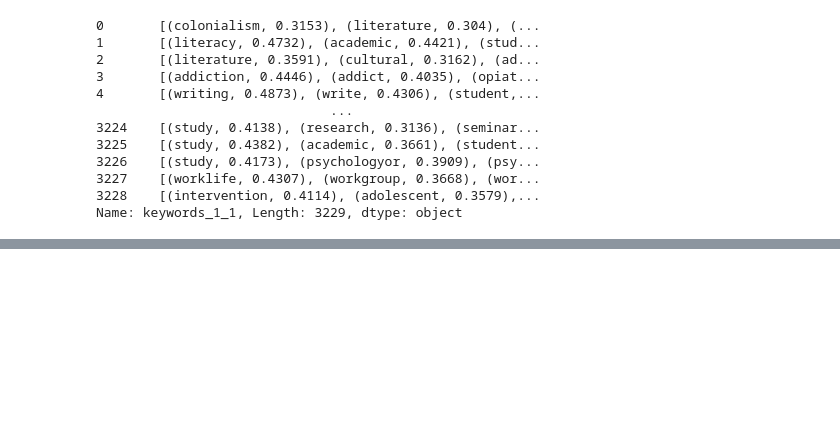
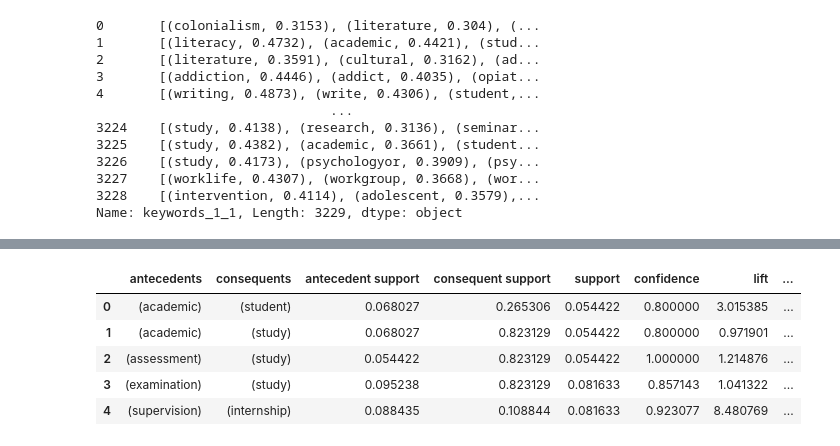
Before and after one commit to Af4rinz/dm-uva-courses, a Jupyter notebook: phase1.ipynb, the cells around one changed output, grey strips where cells are left out. Saved outputs shown, nothing was run; the diff lists cells and outputs as text; code cells hidden in the pictures; blank space fills up the shorter version.

```diff
--- a/phase1.ipynb
+++ b/phase1.ipynb
@@ -351,0 +445,16 @@ Name: keywords_1_1, Length: 3229, dtype: object
+# %%
+import pandas as pd
+from mlxtend.preprocessing import TransactionEncoder
+# get all unique values in Department column
+departments = df_keywords['Department'].unique()
+df = {}
+for dept in departments:
+    print(dept)
+    # filter the dataframe to only include rows with the current department
+    df_keywords_dept = df_keywords[df_keywords['Department'] == dept]
+    # get all cleaned_keywords in it
+    cleaned_keywords = df_keywords_dept['cleaned_keywords']
+    te = TransactionEncoder()
+    te_ary = te.fit(cleaned_keywords).transform(cleaned_keywords)
+    df[dept] = pd.DataFrame(te_ary, columns=te.columns_)
+    print(df[dept])
@@ -351,0 +479,8 @@ Name: keywords_1_1, Length: 3229, dtype: object
+# %%
+from mlxtend.frequent_patterns import apriori
+res = {}
+for dept in df:
+    res[dept] = apriori(df[dept], min_support=0.05, use_colnames=True)
+    print('-------------------')
+    print(dept)
+    print(res[dept])
@@ -351,0 +505,8 @@ Name: keywords_1_1, Length: 3229, dtype: object
+# %%
+from mlxtend.frequent_patterns import association_rules
+ars = {}
+for dept in res:
+    ars[dept] = association_rules(res[dept], metric="confidence", min_threshold=0.7)
+    print('-------------------')
+    print(dept)
+    print(ars[dept].head())
@@ -351,0 +531,12 @@ Name: keywords_1_1, Length: 3229, dtype: object
+# %%
+df_rules = pd.DataFrame(ars[dept])
+df_rules.to_csv("data/rules.csv", index=False)
+# %%
+df_rules.head()
+# %% [output]
+|  | antecedents | consequents | antecedent support | consequent support | support | confidence | lift | ... |
+| 0 | (academic) | (student) | 0.068027 | 0.265306 | 0.054422 | 0.800000 | 3.015385 | ... |
+| 1 | (academic) | (study) | 0.068027 | 0.823129 | 0.054422 | 0.800000 | 0.971901 | ... |
+| 2 | (assessment) | (study) | 0.054422 | 0.823129 | 0.054422 | 1.000000 | 1.214876 | ... |
+| 3 | (examination) | (study) | 0.095238 | 0.823129 | 0.081633 | 0.857143 | 1.041322 | ... |
+| 4 | (supervision) | (internship) | 0.088435 | 0.108844 | 0.081633 | 0.923077 | 8.480769 | ... |
```
Also changed, not shown: parts of 11 cells of this notebook, 3 other files.
